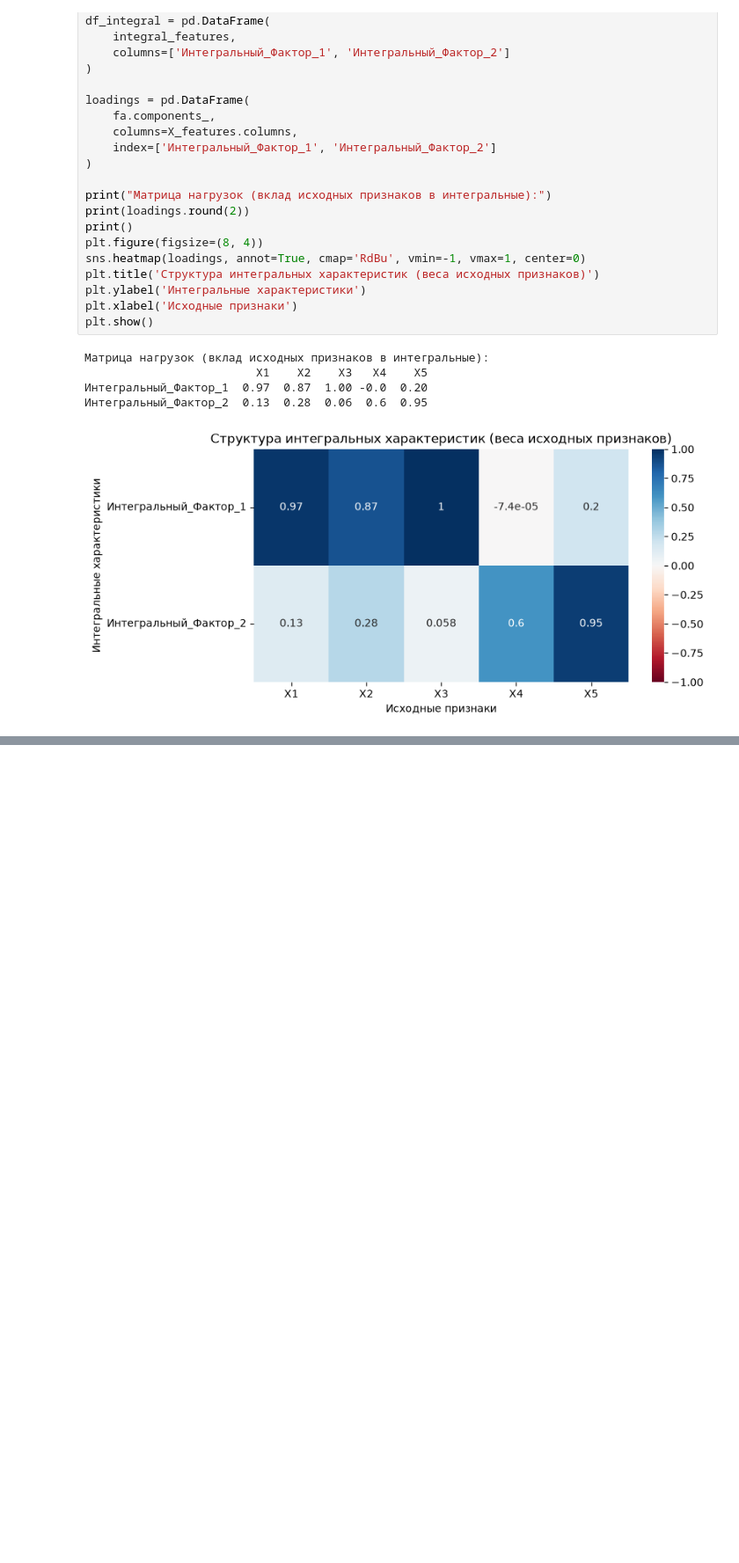
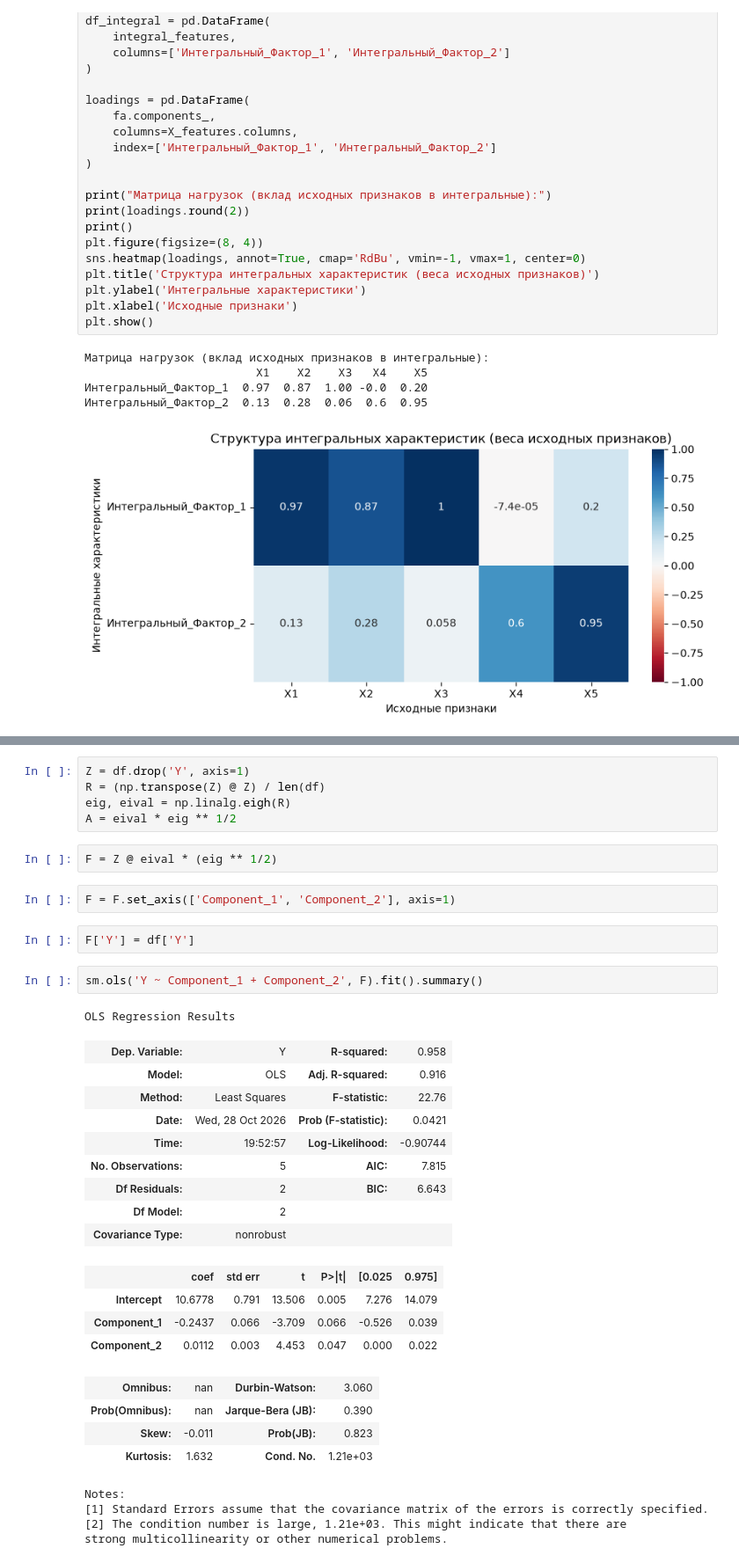
Before and after one commit to VValer0n/econometrics-msa-projects, a Jupyter notebook: MSA/MSA_pratice_1-2.ipynb, the cells around one changed output, grey strips where cells are left out. Shown at 88% size. Saved outputs shown, nothing was run; the diff lists cells and outputs as text; blank space fills up the shorter version.

```diff
--- a/MSA/MSA_pratice_1-2.ipynb
+++ b/MSA/MSA_pratice_1-2.ipynb
@@ -412,0 +429,36 @@ plt.show()
+# %%
+Z = df.drop('Y', axis=1)
+R = (np.transpose(Z) @ Z) / len(df)
+eig, eival = np.linalg.eigh(R)
+A = eival * eig ** 1/2
+# %%
+F = Z @ eival * (eig ** 1/2)
+# %%
+F = F.set_axis(['Component_1', 'Component_2'], axis=1)
+# %%
+F['Y'] = df['Y']
+# %%
+sm.ols('Y ~ Component_1 + Component_2', F).fit().summary()
+# %% [output]
+OLS Regression Results
+| Dep. Variable: | Y | R-squared: | 0.958 |
+| Model: | OLS | Adj. R-squared: | 0.916 |
+| Method: | Least Squares | F-statistic: | 22.76 |
+| Date: | Wed, 28 Oct 2026 | Prob (F-statistic): | 0.0421 |
+| Time: | 19:52:57 | Log-Likelihood: | -0.90744 |
+| No. Observations: | 5 | AIC: | 7.815 |
+| Df Residuals: | 2 | BIC: | 6.643 |
+| Df Model: | 2 |  |  |
+| Covariance Type: | nonrobust |  |  |
+|  | coef | std err | t | P>|t| | [0.025 | 0.975] |
+| Intercept | 10.6778 | 0.791 | 13.506 | 0.005 | 7.276 | 14.079 |
+| Component_1 | -0.2437 | 0.066 | -3.709 | 0.066 | -0.526 | 0.039 |
+| Component_2 | 0.0112 | 0.003 | 4.453 | 0.047 | 0.000 | 0.022 |
+| Omnibus: | nan | Durbin-Watson: | 3.060 |
+| Prob(Omnibus): | nan | Jarque-Bera (JB): | 0.390 |
+| Skew: | -0.011 | Prob(JB): | 0.823 |
+| Kurtosis: | 1.632 | Cond. No. | 1.21e+03 |
+Notes:
+[1] Standard Errors assume that the covariance matrix of the errors is correctly specified.
+[2] The condition number is large, 1.21e+03. This might indicate that there are
+strong multicollinearity or other numerical problems.
```
Also changed, not shown: parts of 6 cells of this notebook.
